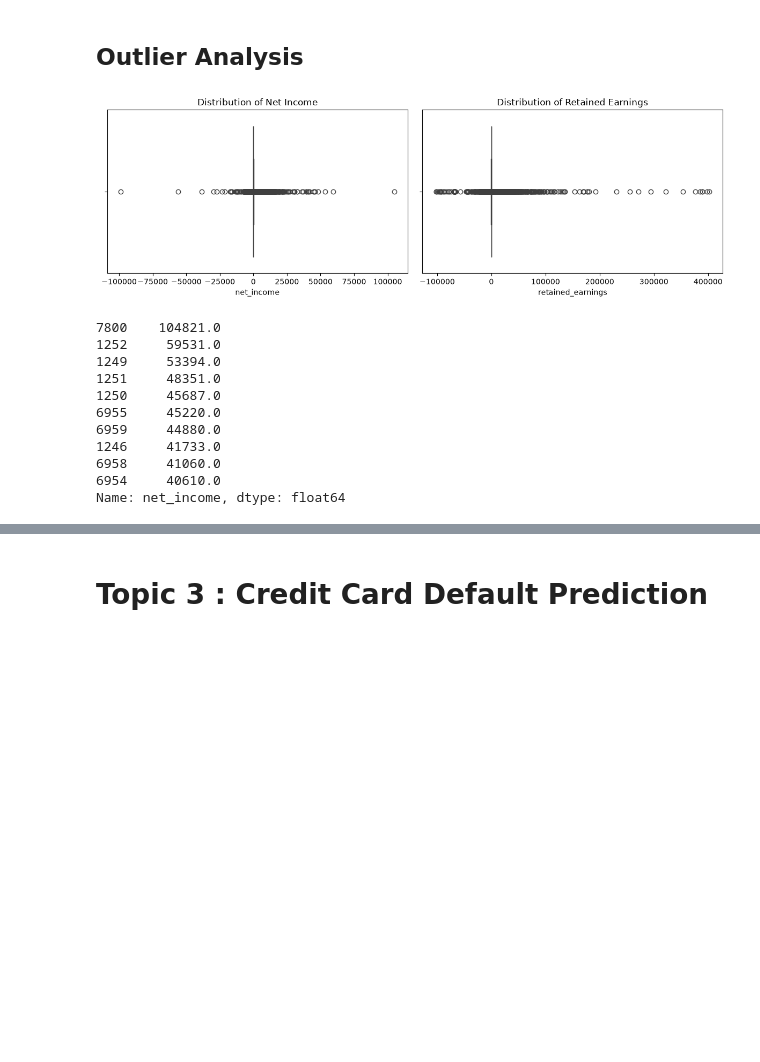
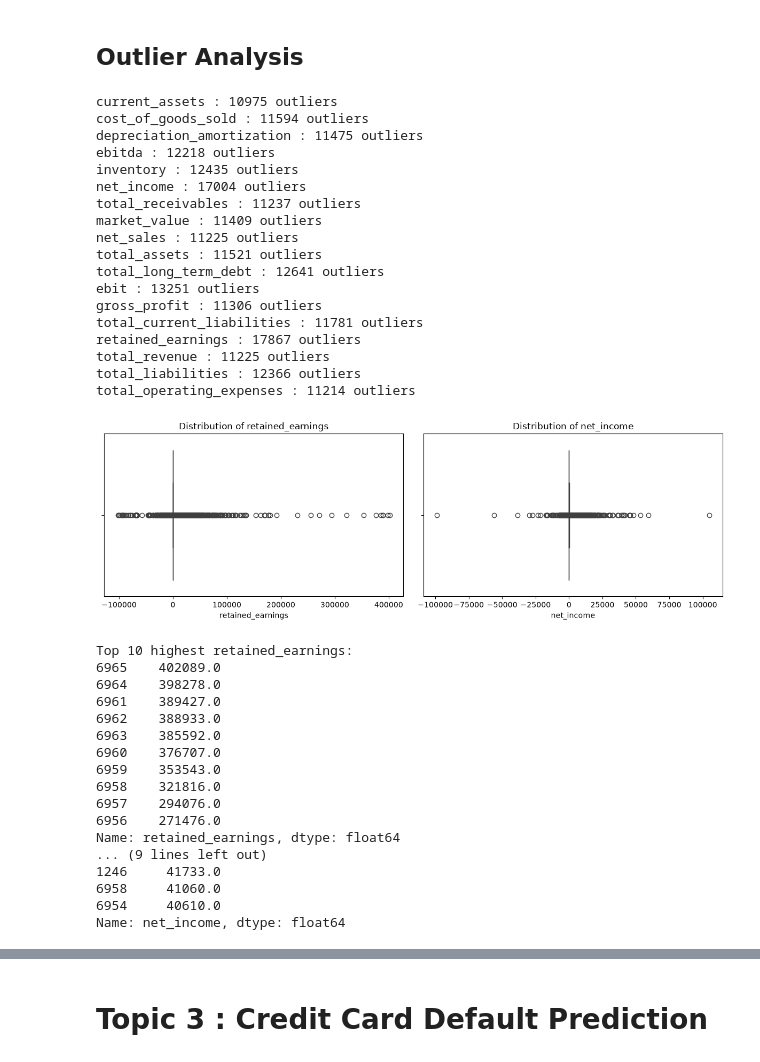
Before and after one commit to MohamedJassim05/CAPSTONE, a Jupyter notebook: 1. Lightning Talk #1/lightning-talk-notebook.ipynb, the cells around one changed output, grey strips where cells are left out. Cells and saved outputs as stored; diff of their text form; code cells hidden in the pictures; blank space fills up the shorter version.

```diff
--- a/1. Lightning Talk #1/lightning-talk-notebook.ipynb
+++ b/1. Lightning Talk #1/lightning-talk-notebook.ipynb
@@ -644,30 +664,67 @@ All individual features have weak linear correlations with the target. The stron
 # %% [markdown]
 ## Outlier Analysis
 # %%
-import matplotlib.pyplot as plt
+outlier_columns = bankruptcy.select_dtypes(include=['int64', 'float64']).columns.tolist()
+outlier_columns.remove('year')
 
-fig, axes = plt.subplots(1, 2, figsize=(12, 4))
+outlier_counts = {}
+for column in outlier_columns:
+    Q1 = bankruptcy[column].quantile(0.25)
+    Q3 = bankruptcy[column].quantile(0.75)
+    IQR = Q3 - Q1
+    lower_limit = Q1 - 1.5 * IQR
+    upper_limit = Q3 + 1.5 * IQR
 
-sns.boxplot(x=bankruptcy['net_income'], ax=axes[0])
-axes[0].set_title('Distribution of Net Income')
-
-sns.boxplot(x=bankruptcy['retained_earnings'], ax=axes[1])
-axes[1].set_title('Distribution of Retained Earnings')
-
-plt.tight_layout()
-plt.show()
+    outliers = bankruptcy[(bankruptcy[column] < lower_limit) | (bankruptcy[column] > upper_limit)]
+    outlier_counts[column] = len(outliers)
+    print(column, ":", len(outliers), "outliers")
 # %% [output]
-[figure, removed]
+current_assets : 10975 outliers
+cost_of_goods_sold : 11594 outliers
+depreciation_amortization : 11475 outliers
+ebitda : 12218 outliers
+inventory : 12435 outliers
+net_income : 17004 outliers
+total_receivables : 11237 outliers
+market_value : 11409 outliers
+net_sales : 11225 outliers
+total_assets : 11521 outliers
+total_long_term_debt : 12641 outliers
+ebit : 13251 outliers
+gross_profit : 11306 outliers
+total_current_liabilities : 11781 outliers
+retained_earnings : 17867 outliers
+total_revenue : 11225 outliers
+total_liabilities : 12366 outliers
+total_operating_expenses : 11214 outliers
 # %%
-bankruptcy['net_income'].nlargest(10)
+worst_columns = sorted(outlier_counts, key=outlier_counts.get, reverse=True)[:2]
+
+fig, axes = plt.subplots(1, 2, figsize=(12, 4))
+for ax, column in zip(axes, worst_columns):
+    sns.boxplot(x=bankruptcy[column], ax=ax)
+    ax.set_title(f'Distribution of {column}')
+plt.tight_layout()
+plt.show()
+
+for column in worst_columns:
+    print(f"\nTop 10 highest {column}:")
+    print(bankruptcy[column].nlargest(10))
 # %% [output]
+[figure, added]
-7800    104821.0
-1252     59531.0
-1249     53394.0
-1251     48351.0
-1250     45687.0
-6955     45220.0
-6959     44880.0
+Top 10 highest retained_earnings:
+6965    402089.0
+6964    398278.0
+6961    389427.0
+6962    388933.0
+6963    385592.0
+6960    376707.0
+6959    353543.0
+6958    321816.0
+6957    294076.0
+6956    271476.0
+Name: retained_earnings, dtype: float64
+... (9 lines left out)
 1246     41733.0
 6958     41060.0
 6954     40610.0
```
Also changed, not shown: parts of 10 cells of this notebook.
